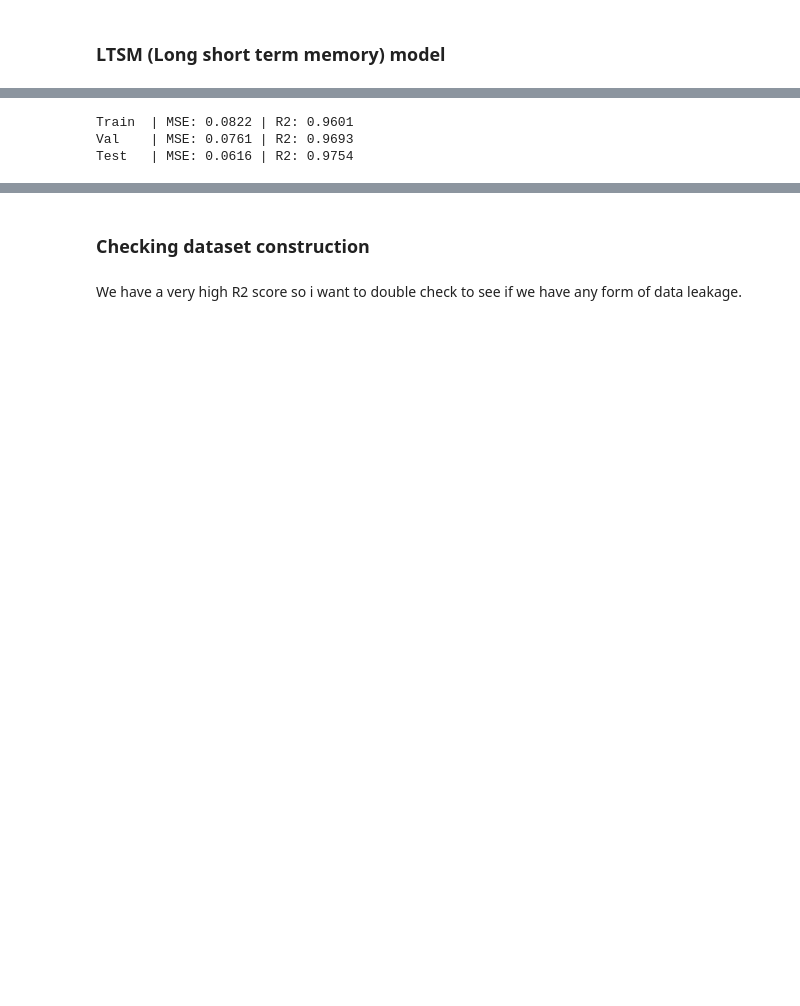
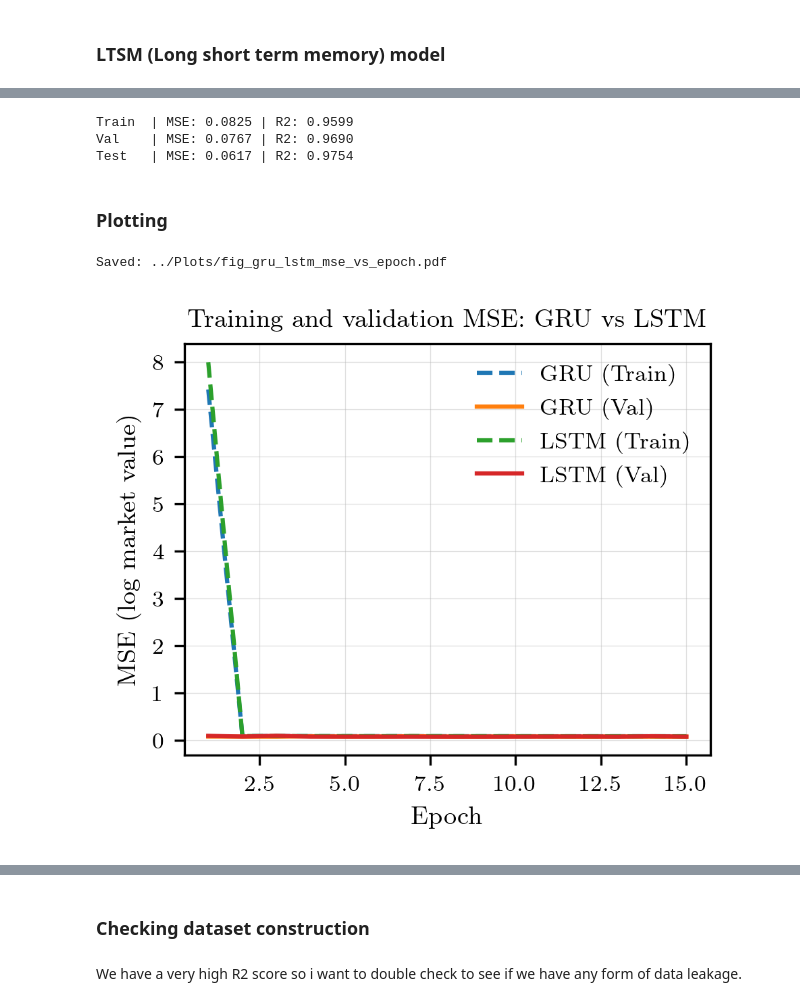
Before and after one commit to egil10/FYSSTK3155, a Jupyter notebook: PROJECT 3/Code/Implementations/rrn2.ipynb, the cells around one changed output, grey strips where cells are left out. Drawn from its saved outputs; the diff is of its cells as text; code cells hidden in the pictures; blank space fills up the shorter version.

Commit message:
done some updates on rnn and uploaded figures

```diff
--- a/PROJECT 3/Code/Implementations/rrn2.ipynb
+++ b/PROJECT 3/Code/Implementations/rrn2.ipynb
@@ -256,7 +299,7 @@ def eval_metrics(model, loader):
 # %%
-train_mse, train_r2 = eval_metrics(model, train_loader)
-val_mse, val_r2 = eval_metrics(model, val_loader)
-test_mse, test_r2 = eval_metrics(model, test_loader)
+train_mse, train_r2 = eval_metrics(model, train_loader,device=device)
+val_mse, val_r2 = eval_metrics(model, val_loader,device=device)
+test_mse, test_r2 = eval_metrics(model, test_loader,device=device)
 
 print(f"Train  | MSE: {train_mse:.4f} | R2: {train_r2:.4f}")
 print(f"Val    | MSE: {val_mse:.4f} | R2: {val_r2:.4f}")
@@ -284,10 +327,20 @@ loss_fn = nn.MSELoss()
 best_val = float("inf")
 best_state = None
 
+lstm_train_mse = []
+lstm_val_mse = []
+lstm_train_r2 = []
+lstm_val_r2 = []
+
 EPOCHS = 15
 for epoch in range(1, EPOCHS + 1):
     train_mse = run_epoch(model, train_loader, optimizer,device=device,loss_fn=loss_fn)
     val_mse = run_epoch(model, val_loader, optimizer=None)
+
+    lstm_train_mse.append(train_mse)
+    lstm_val_mse.append(val_mse)
+    lstm_train_r2.append(eval_r2(model,train_loader,device=device))
+    lstm_val_r2.append(eval_r2(model,val_loader,device=device))
 
     print(f"Epoch {epoch:02d} | train MSE: {train_mse:.4f} | val MSE: {val_mse:.4f}")
 
@@ -351,12 +383,14 @@ def eval_metrics(model, loader):
 # %%
-train_mse, train_r2 = eval_metrics(model, train_loader)
-val_mse, val_r2 = eval_metrics(model, val_loader)
-test_mse, test_r2 = eval_metrics(model, test_loader)
+train_mse, train_r2 = eval_metrics(model, train_loader,device=device)
+val_mse, val_r2 = eval_metrics(model, val_loader,device=device)
+test_mse, test_r2 = eval_metrics(model, test_loader,device=device)
 
 print(f"Train  | MSE: {train_mse:.4f} | R2: {train_r2:.4f}")
 print(f"Val    | MSE: {val_mse:.4f} | R2: {val_r2:.4f}")
 print(f"Test   | MSE: {test_mse:.4f} | R2: {test_r2:.4f}")
 # %% [output]
-Train  | MSE: 0.0822 | R2: 0.9601
-Val    | MSE: 0.0761 | R2: 0.9693
-Test   | MSE: 0.0616 | R2: 0.9754
+Train  | MSE: 0.0825 | R2: 0.9599
+Val    | MSE: 0.0767 | R2: 0.9690
+Test   | MSE: 0.0617 | R2: 0.9754
+# %% [markdown]
+### Plotting
@@ -362,0 +399,23 @@ Test   | MSE: 0.0616 | R2: 0.9754
+# %%
+epochs = np.arange(1, len(gru_train_mse) + 1)
+
+fig, ax = fig_ax("onecol", height_scale=1.2)
+
+ax.plot(epochs, gru_train_mse, label="GRU (Train)", linestyle="--")
+ax.plot(epochs, gru_val_mse,   label="GRU (Val)")
+
+ax.plot(epochs, lstm_train_mse, label="LSTM (Train)", linestyle="--")
+ax.plot(epochs, lstm_val_mse,   label="LSTM (Val)")
+
+ax.set_xlabel("Epoch")
+ax.set_ylabel(r"MSE (log market value)")
+ax.set_title(r"Training and validation MSE: GRU vs LSTM")
+
+ax.grid(True, linewidth=0.3, alpha=0.4)
+ax.legend(frameon=False)
+
+save_pdf(fig, "fig_gru_lstm_mse_vs_epoch.pdf", folder="../Plots")
+print("Saved: ../Plots/fig_gru_lstm_mse_vs_epoch.pdf")
+# %% [output]
+Saved: ../Plots/fig_gru_lstm_mse_vs_epoch.pdf
+[figure, added]
```
Also changed, not shown: parts of 10 cells of this notebook, 2 other files.
